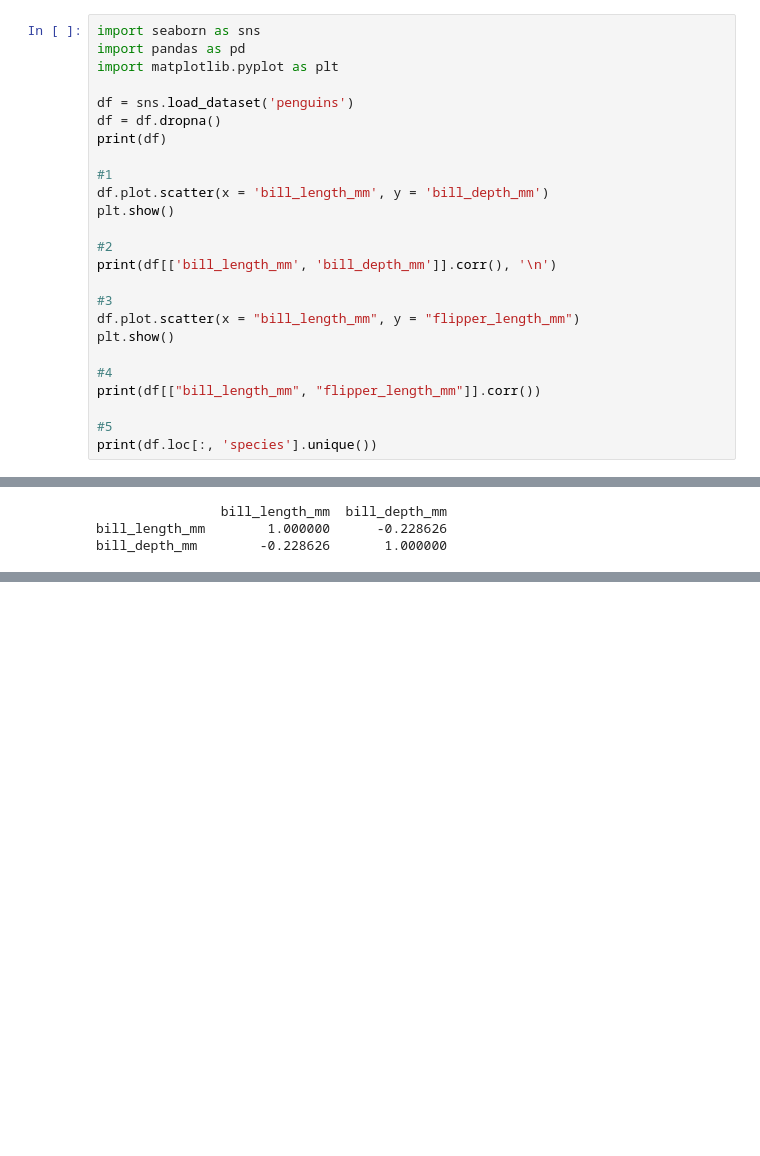
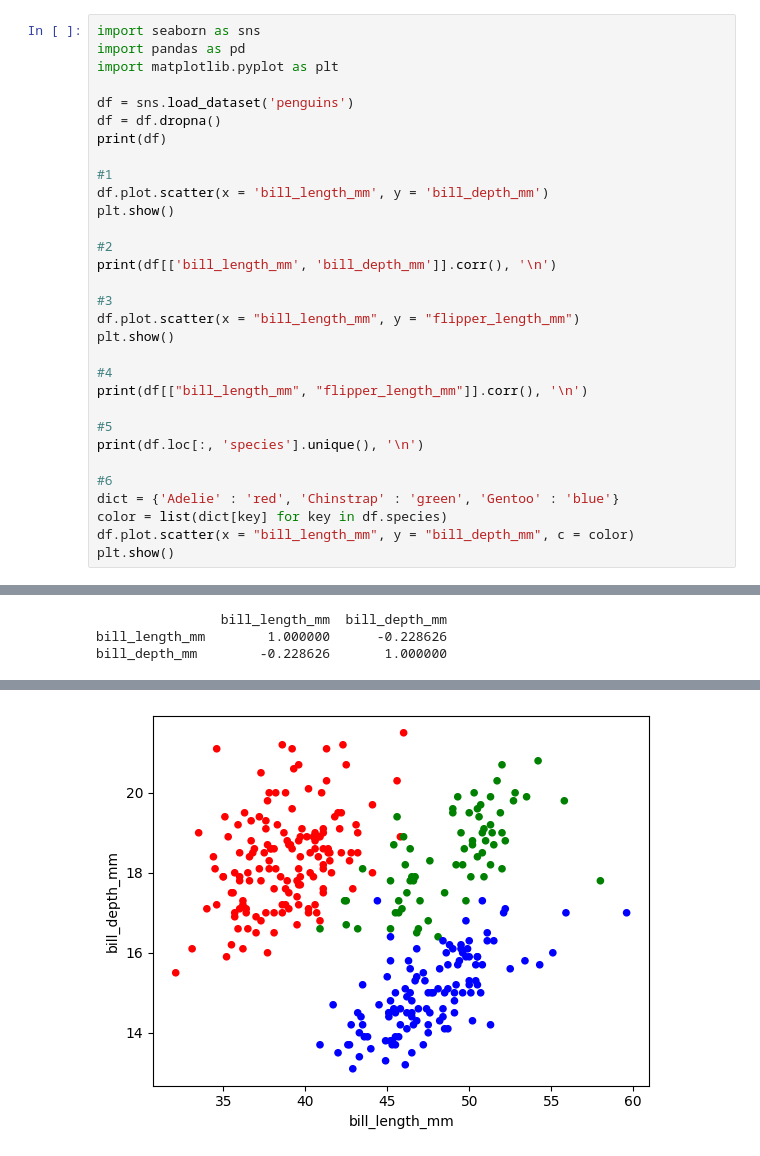
Before and after one commit to Voliti1/BigData-Study, a Jupyter notebook: 실습코드/시험준비용 코드 재작성/Chap 6.ipynb, the cells around one changed output, grey strips where cells are left out. Saved outputs shown, nothing was run; the diff lists cells and outputs as text; blank space fills up the shorter version.

```diff
--- a/실습코드/시험준비용 코드 재작성/Chap 6.ipynb
+++ b/실습코드/시험준비용 코드 재작성/Chap 6.ipynb
@@ -19,10 +19,16 @@ df.plot.scatter(x = "bill_length_mm", y = "flipper_length_mm")
 plt.show()
 
 #4
-print(df[["bill_length_mm", "flipper_length_mm"]].corr())
+print(df[["bill_length_mm", "flipper_length_mm"]].corr(), '\n')
 
 #5
-print(df.loc[:, 'species'].unique())
+print(df.loc[:, 'species'].unique(), '\n')
+
+#6
+dict = {'Adelie' : 'red', 'Chinstrap' : 'green', 'Gentoo' : 'blue'}
+color = list(dict[key] for key in df.species)
+df.plot.scatter(x = "bill_length_mm", y = "bill_depth_mm", c = color)
+plt.show()
 # %% [output]
     species     island  bill_length_mm  bill_depth_mm  flipper_length_mm  \
 0    Adelie  Torgersen            39.1           18.7              181.0
@@ -52,3 +59,4 @@ flipper_length_mm        0.653096           1.000000
 <StringArray>
 ['Adelie', 'Chinstrap', 'Gentoo']
 Length: 3, dtype: str
+[figure, added]
```
